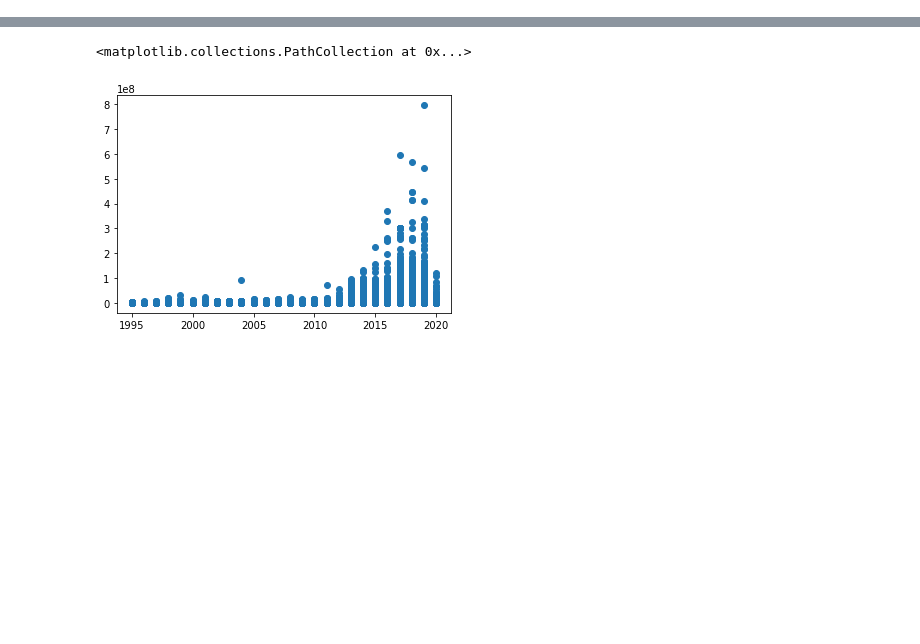
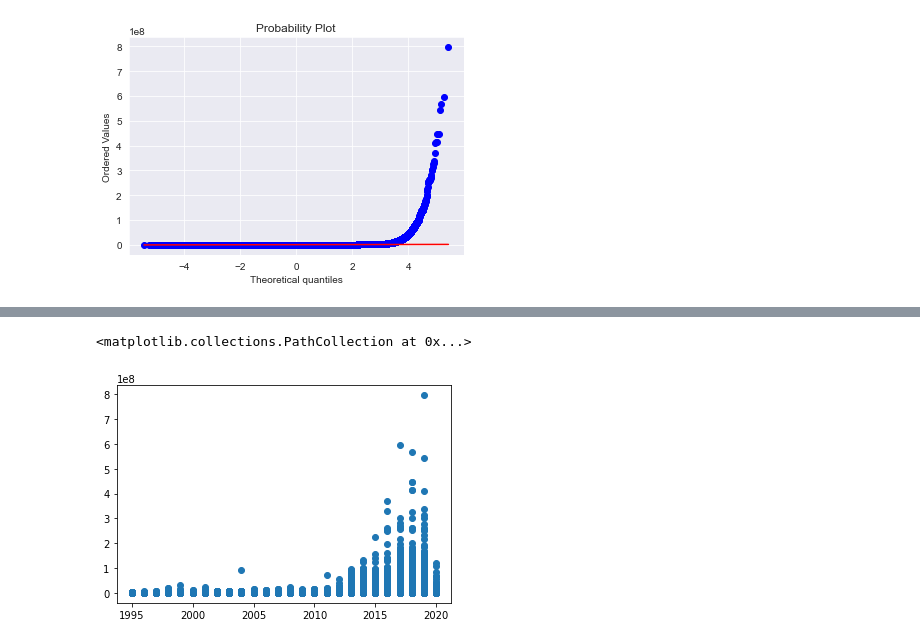
Before and after one commit to feay1234/WikiHow-Task-Based, a Jupyter notebook: Amazon - House Price Prediction.ipynb, the cells around one changed output, grey strips where cells are left out. Cells and saved outputs as stored; diff of their text form; code cells hidden in the pictures; blank space fills up the shorter version.

```diff
--- a/Amazon - House Price Prediction.ipynb
+++ b/Amazon - House Price Prediction.ipynb
@@ -180,0 +375,6 @@ Mean squared error: 116313444397.51
+# %%
+fig = plt.figure()
+res = stats.probplot(df['price'], plot=plt)
+plt.show()
+# %% [output]
+[figure, added]
```
Also changed, not shown: parts of 59 cells of this notebook, 1 other file.
